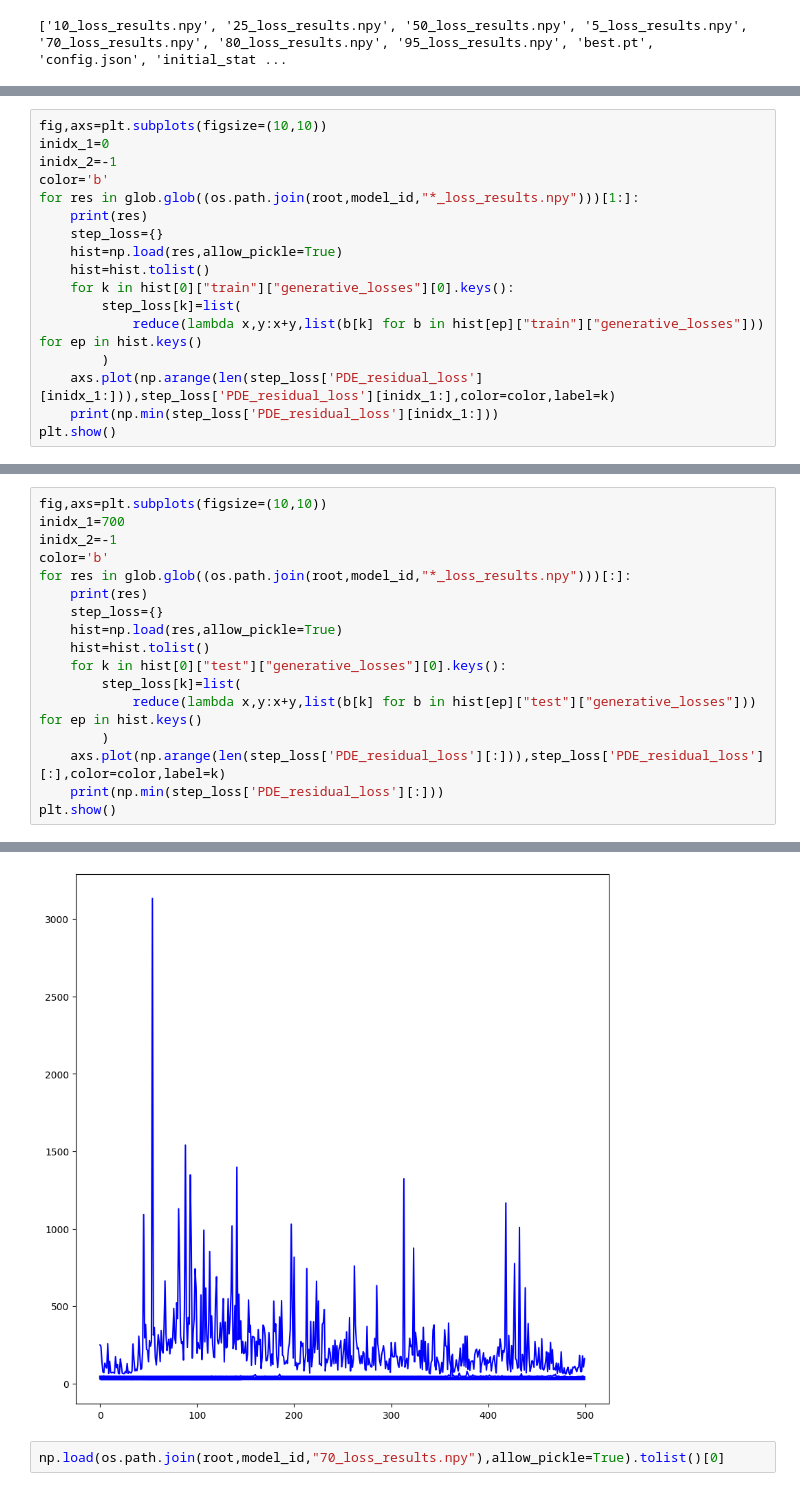
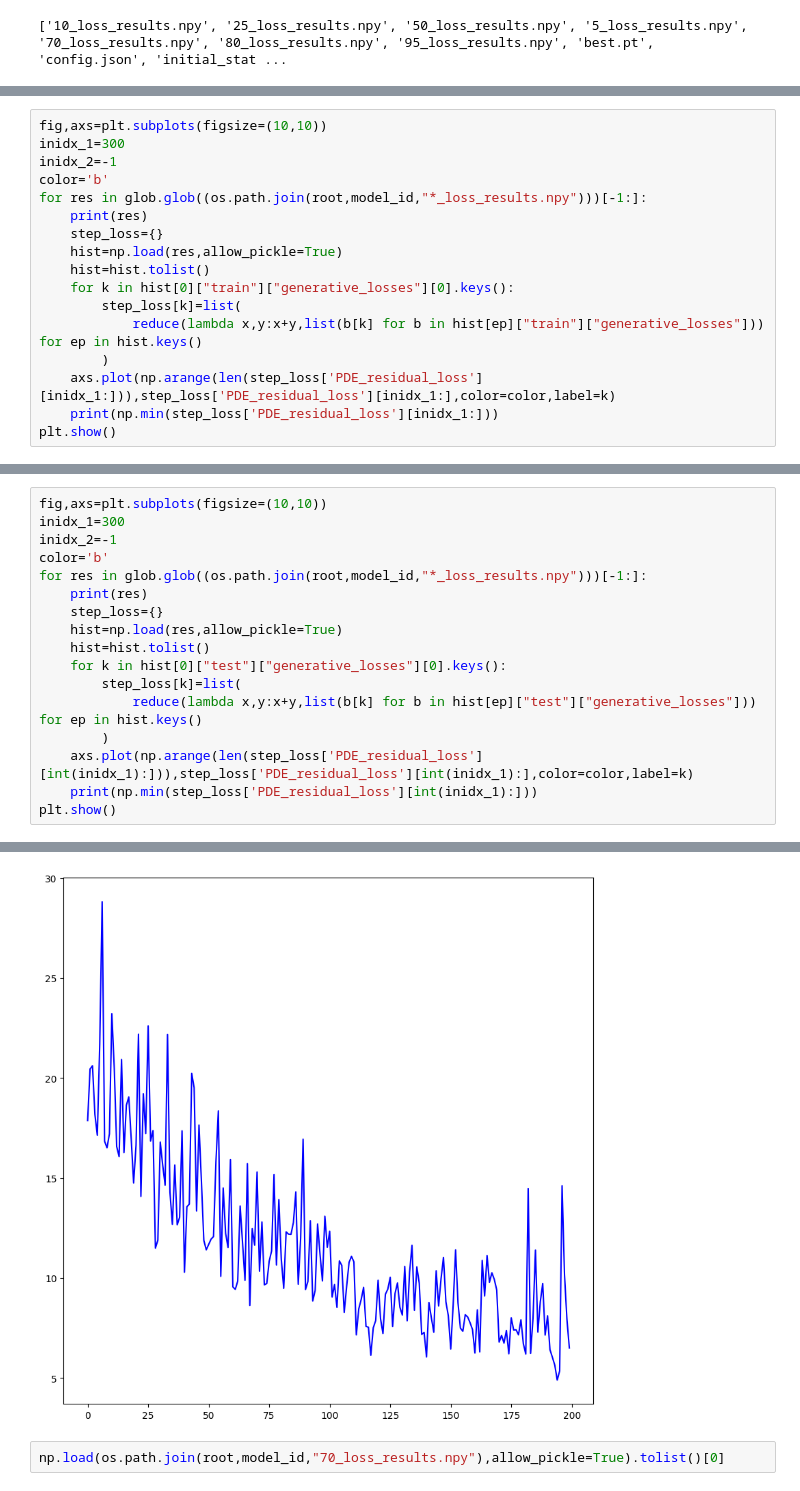
Before and after one commit to grmc1999/PhysicsSimulationDeepLearning, a Jupyter notebook: Notebooks/Result_analysis.ipynb, the cells around one changed output, grey strips where cells are left out. Cells and saved outputs as stored; diff of their text form.

```diff
--- a/Notebooks/Result_analysis.ipynb
+++ b/Notebooks/Result_analysis.ipynb
@@ -223,10 +223,10 @@ glob.glob((os.path.join(root,model_id,"*_loss_results.npy")))
  '../Exps/Data_sensibility_exps/GAN_PI/GAN_PI__MultiP20_PointNet_LL_PDELL/95_loss_results.npy']
 # %%
 fig,axs=plt.subplots(figsize=(10,10))
-inidx_1=0
+inidx_1=300
 inidx_2=-1
 color='b'
-for res in glob.glob((os.path.join(root,model_id,"*_loss_results.npy")))[1:]:
+for res in glob.glob((os.path.join(root,model_id,"*_loss_results.npy")))[-1:]:
     print(res)
     step_loss={}
     hist=np.load(res,allow_pickle=True)
@@ -255,9 +245,9 @@ plt.show()
 # %%
 fig,axs=plt.subplots(figsize=(10,10))
-inidx_1=700
+inidx_1=300
 inidx_2=-1
 color='b'
-for res in glob.glob((os.path.join(root,model_id,"*_loss_results.npy")))[:]:
+for res in glob.glob((os.path.join(root,model_id,"*_loss_results.npy")))[-1:]:
     print(res)
     step_loss={}
     hist=np.load(res,allow_pickle=True)
@@ -266,7 +256,7 @@ for res in glob.glob((os.path.join(root,model_id,"*_loss_results.npy")))[:]:
         step_loss[k]=list(
             reduce(lambda x,y:x+y,list(b[k] for b in hist[ep]["test"]["generative_losses"])) for ep in hist.keys()
         )
-    axs.plot(np.arange(len(step_loss['PDE_residual_loss'][:])),step_loss['PDE_residual_loss'][:],color=color,label=k)
-    print(np.min(step_loss['PDE_residual_loss'][:]))
+    axs.plot(np.arange(len(step_loss['PDE_residual_loss'][int(inidx_1):])),step_loss['PDE_residual_loss'][int(inidx_1):],color=color,label=k)
+    print(np.min(step_loss['PDE_residual_loss'][int(inidx_1):]))
 plt.show()
 # %% [output]
@@ -287,4 +265,4 @@ plt.show()
-[figure, old version]
+[figure, new version]
 # %%
 np.load(os.path.join(root,model_id,"70_loss_results.npy"),allow_pickle=True).tolist()[0]
 # %% [output]
```
Also changed, not shown: parts of 2 cells of this notebook, 1 other file.
